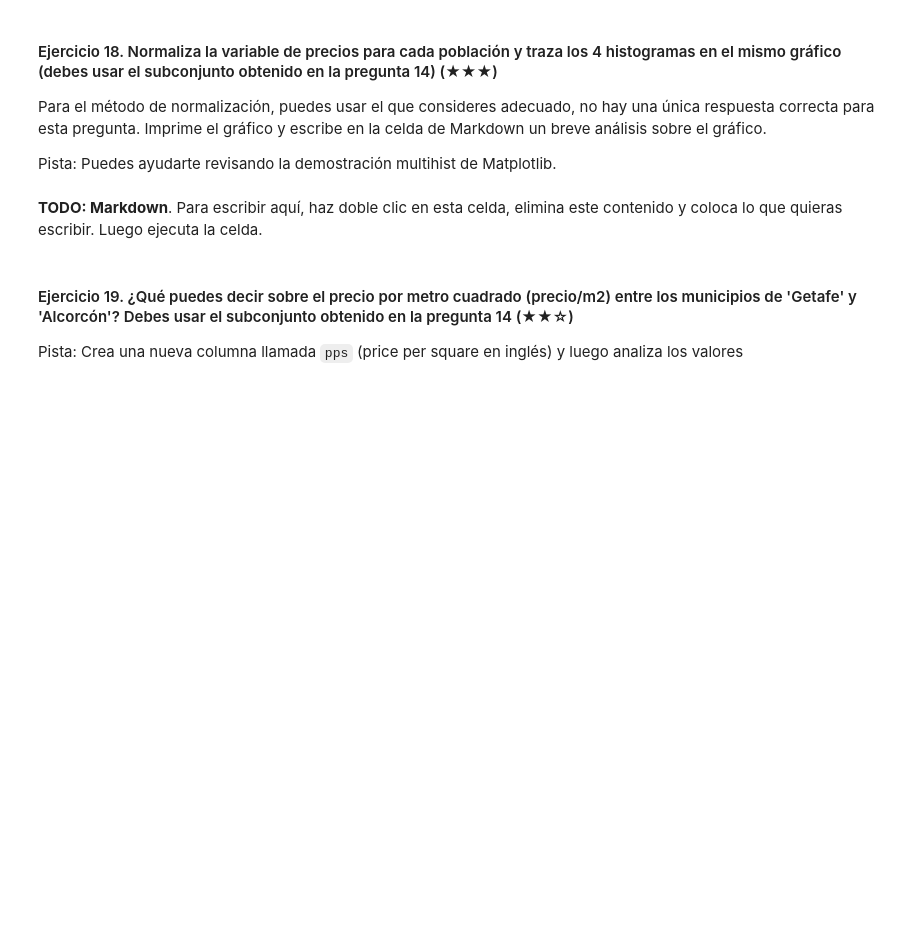
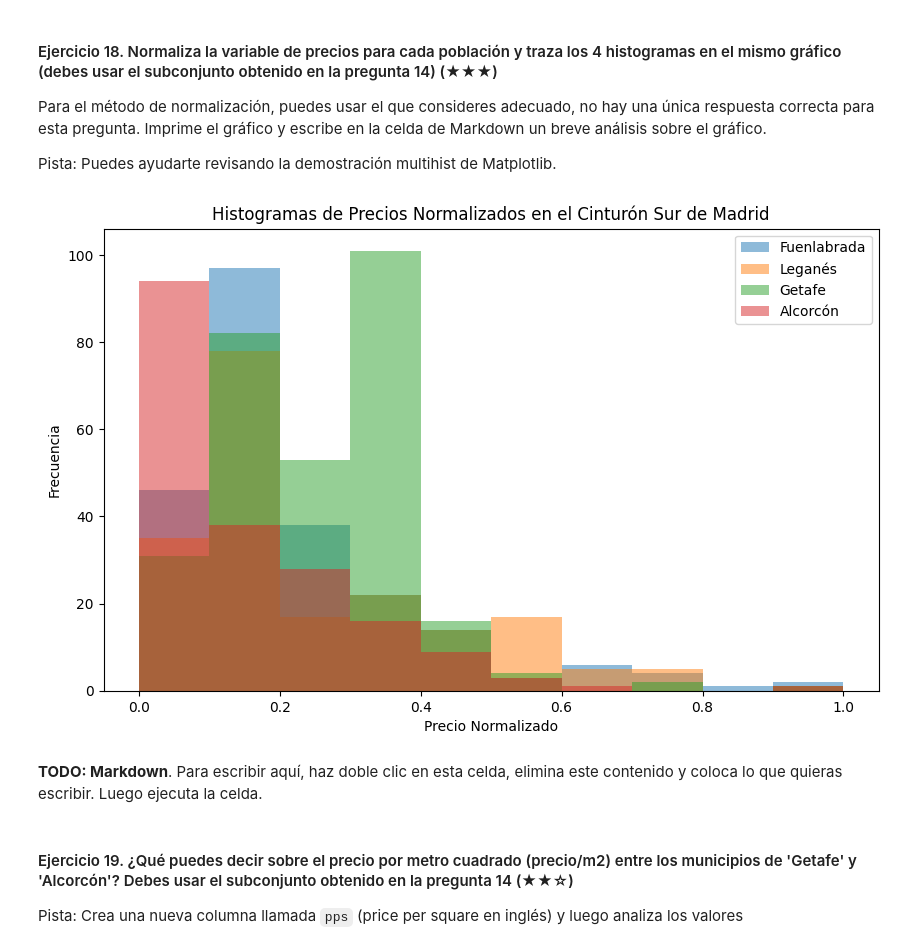
Before and after one commit to gorozcor/realestate-datacleanup-exercise, a Jupyter notebook: project.es.ipynb, the cells around one changed output. Cells and saved outputs as stored; diff of their text form; code cells hidden in the pictures; blank space fills up the shorter version.

```diff
--- a/project.es.ipynb
+++ b/project.es.ipynb
@@ -283,6 +304,24 @@ Para el método de normalización, puedes usar el que consideres adecuado, no ha
 Pista: Puedes ayudarte revisando la demostración multihist de Matplotlib.
 # %%
 # TODO
+from sklearn.preprocessing import MinMaxScaler
+scaler = MinMaxScaler()
+dict = {}
+for pob in cinturon_sur_poblaciones:
+    data = cinturon_sur_df[cinturon_sur_df['level5'] == pob]
+    normalizado = scaler.fit_transform(data[['price']])
+    dict[pob] = normalizado.flatten()
+
+plt.figure(figsize=(10, 6))
+for pob in cinturon_sur_poblaciones:
+    plt.hist(dict[pob], bins=10, alpha=0.5, label=pob)
+plt.title("Histogramas de Precios Normalizados en el Cinturón Sur de Madrid")
+plt.xlabel("Precio Normalizado")
+plt.ylabel("Frecuencia")
+plt.legend(loc="upper right")
+plt.grid(False)
+# %% [output]
+[figure, added]
 # %% [markdown]
 **TODO: Markdown**. Para escribir aquí, haz doble clic en esta celda, elimina este contenido y coloca lo que quieras escribir. Luego ejecuta la celda.
 # %% [markdown]
```
Also changed, not shown: parts of 23 cells of this notebook.
